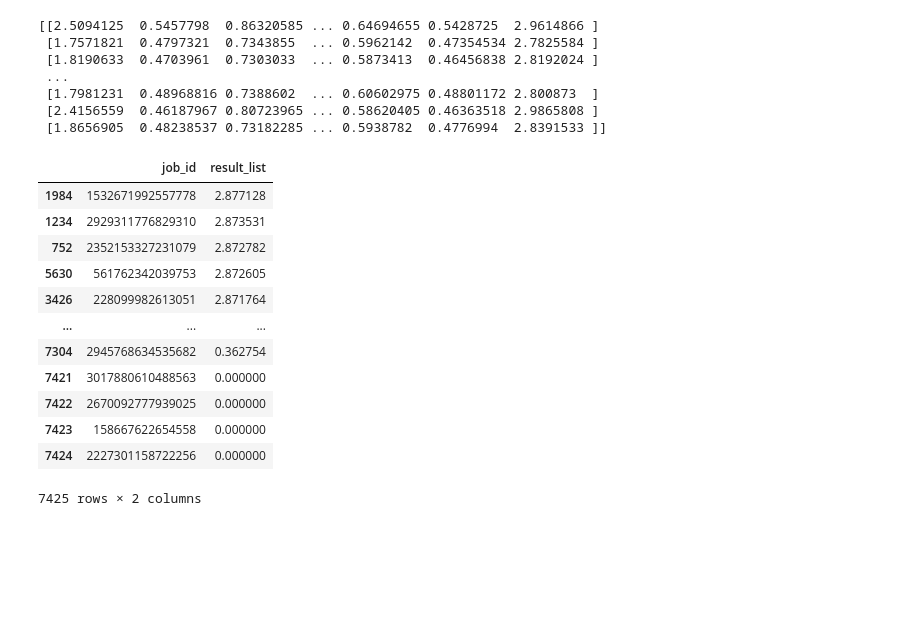
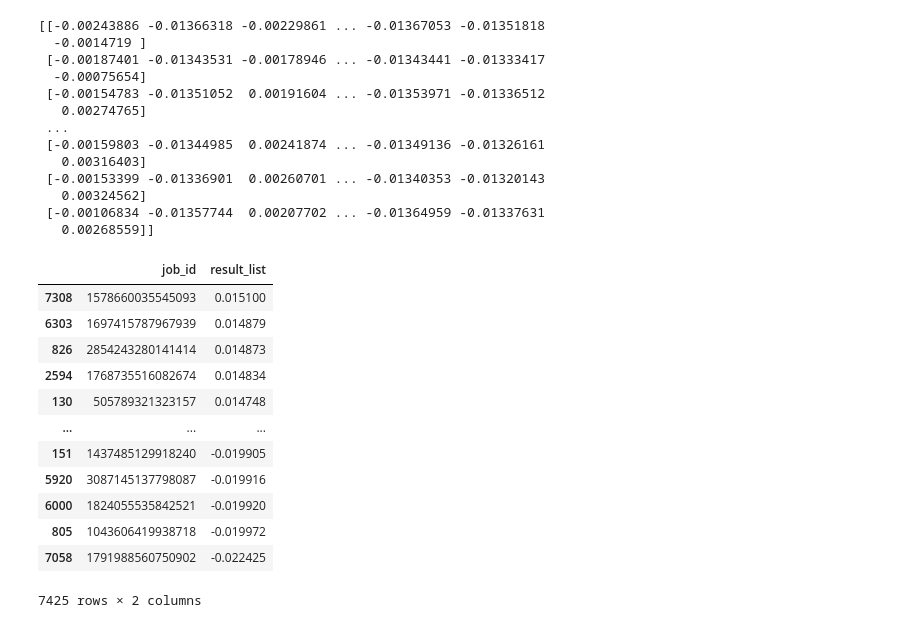
Before and after one commit to TianjunChi/IRS-PM-2024-09-10-GRP8-JobRecommendationSystem, a Jupyter notebook: Recommendation_System/New_User/new_user.ipynb, the cells around one changed output. Drawn from its saved outputs; the diff is of its cells as text; code cells hidden in the pictures; blank space fills up the shorter version.

```diff
--- a/Recommendation_System/New_User/new_user.ipynb
+++ b/Recommendation_System/New_User/new_user.ipynb
@@ -97,9 +117,9 @@ def jaccard_similarity_binary(vector1, vector2):
         return 0
     return intersection / union
 
-# Function to calculate Jaccard similarity for lists of strings
+# Function to calculate Jaccard similarity for lists of strings (case insensitive)
 def jaccard_similarity(list1, list2):
-    set1, set2 = set(list1), set(list2)
+    set1, set2 = set(map(str.lower, list1)), set(map(str.lower, list2))
     intersection = len(set1.intersection(set2))
     union = len(set1.union(set2))
     if union == 0:
@@ -119,7 +139,7 @@ other_users = df[:-1]
 # Similarity calculation for each feature
 
 # 1. Similarity for 'hobby' (boolean comparison)
-hobby_similarity = other_users['hobby'].apply(lambda x: 10 if x == new_user['hobby'] else 0)
+hobby_similarity = other_users['hobby'].apply(lambda x: 100 if x == new_user['hobby'] else 0)
 
 # 2. Similarity for one-hot encoded features (degree, major, projectExperience)
 onehot_similarity = []
@@ -127,17 +147,17 @@ for idx, other_user in other_users.iterrows():
     degree_sim = jaccard_similarity_binary(np.array(new_user['degree']), np.array(other_user['degree']))
     major_sim = jaccard_similarity_binary(np.array(new_user['major']), np.array(other_user['major']))
     project_sim = jaccard_similarity_binary(np.array(new_user['projectExperience']), np.array(other_user['projectExperience']))
-    onehot_similarity.append((degree_sim + major_sim + project_sim) / 0.3)
+    onehot_similarity.append((degree_sim + major_sim + project_sim) / 0.03)
 
 # 3. Similarity for lists of strings (desiredJob, skills)
 list_similarity = []
 for idx, other_user in other_users.iterrows():
     desiredJob_sim = jaccard_similarity(new_user['desiredJob'], other_user['desiredJob'])
     skills_sim = jaccard_similarity(new_user['skills'], other_user['skills'])
-    list_similarity.append((desiredJob_sim + skills_sim) / 0.2)
+    list_similarity.append((desiredJob_sim + skills_sim) / 0.02)
 
 # Combine similarities with equal weights
-total_similarities = hobby_similarity / 6 + np.array(onehot_similarity) / 2 + np.array(list_similarity) / 3
+total_similarities = hobby_similarity * 0.05 + np.array(onehot_similarity) * 0.35 + np.array(list_similarity) * 0.6
 
 # Create a DataFrame to display similarities
 similarities_df = pd.DataFrame({
@@ -174,51 +194,61 @@ similarities_df
 # %%
 data = np.load(r'E:\OneDrive - National University of Singapore\code\NUS-ISS\Project1\IRS-PM-2024-09-10-GRP8-JobRecommendationSystem\Recommendation_System\KGAT\trained_model\KGAT\ours\pretrain0\cf_scores.npy')
-data[data == -np.inf] = 0
+# Replace -inf values with 0
+data[data == -np.inf] = np.min(data[data != -np.inf])
+
+# Normalize each row
+data = data / np.linalg.norm(data, axis=1, keepdims=True)
 print(data)
 # %% [output]
-[[2.5094125  0.5457798  0.86320585 ... 0.64694655 0.5428725  2.9614866 ]
- [1.7571821  0.4797321  0.7343855  ... 0.5962142  0.47354534 2.7825584 ]
- [1.8190633  0.4703961  0.7303033  ... 0.5873413  0.46456838 2.8192024 ]
+[[-0.00243886 -0.01366318 -0.00229861 ... -0.01367053 -0.01351818
+  -0.0014719 ]
+ [-0.00187401 -0.01343531 -0.00178946 ... -0.01343441 -0.01333417
+  -0.00075654]
+ [-0.00154783 -0.01351052  0.00191604 ... -0.01353971 -0.01336512
+   0.00274765]
  ...
- [1.7981231  0.48968816 0.7388602  ... 0.60602975 0.48801172 2.800873  ]
- [2.4156559  0.46187967 0.80723965 ... 0.58620405 0.46363518 2.9865808 ]
- [1.8656905  0.48238537 0.73182285 ... 0.5938782  0.4776994  2.8391533 ]]
+ [-0.00159803 -0.01344985  0.00241874 ... -0.01349136 -0.01326161
+   0.00316403]
+ [-0.00153399 -0.01336901  0.00260701 ... -0.01340353 -0.01320143
+   0.00324562]
+ [-0.00106834 -0.01357744  0.00207702 ... -0.01364959 -0.01337631
+   0.00268559]]
 # %%
 # Ensure that similarities_df['TotalSimilarity_softmax'] is a numpy array
 similarity_scores = np.array(similarities_df['TotalSimilarity_softmax'].tolist())
 
 # Perform the dot product
 result = np.dot(similarity_scores, data)
 
 # Convert the result to a list
-result_list = result.tolist() + [0,0,0,0]
+result_list = result.tolist() + [0]
 
 item_list_path = r'E:\OneDrive - National University of Singapore\code\NUS-ISS\Project1\IRS-PM-2024-09-10-GRP8-JobRecommendationSystem\Recommendation_System\KGAT\datasets\ours\item_list.txt'
 
 with open(item_list_path, 'r') as f:
     item_list = f.readlines()
 
-data = [line.split() for line in item_list]
-df = pd.DataFrame(data)
+item = [line.split() for line in item_list]
+df = pd.DataFrame(item)
 df['result_list'] = result_list
 df.drop(columns=[0, 1], inplace=True)
 df.rename(columns={2: 'job_id'}, inplace=True)
 final_result = df.sort_values(by='result_list', ascending=False)
 
 final_result
 # %% [output]
 |  | job_id | result_list |
-| 1984 | 1532671992557778 | 2.877128 |
-| 1234 | 2929311776829310 | 2.873531 |
-| 752 | 2352153327231079 | 2.872782 |
-| 5630 | 561762342039753 | 2.872605 |
-| 3426 | 228099982613051 | 2.871764 |
+| 7308 | 1578660035545093 | 0.015100 |
+| 6303 | 1697415787967939 | 0.014879 |
+| 826 | 2854243280141414 | 0.014873 |
+| 2594 | 1768735516082674 | 0.014834 |
+| 130 | 505789321323157 | 0.014748 |
 | ... | ... | ... |
-| 7304 | 2945768634535682 | 0.362754 |
-| 7421 | 3017880610488563 | 0.000000 |
-| 7422 | 2670092777939025 | 0.000000 |
-| 7423 | 158667622654558 | 0.000000 |
-| 7424 | 2227301158722256 | 0.000000 |
+| 151 | 1437485129918240 | -0.019905 |
+| 5920 | 3087145137798087 | -0.019916 |
+| 6000 | 1824055535842521 | -0.019920 |
+| 805 | 1043606419938718 | -0.019972 |
+| 7058 | 1791988560750902 | -0.022425 |
 7425 rows × 2 columns
 # %%
 job_sg_path = r'E:\OneDrive - National University of Singapore\code\NUS-ISS\Project1\IRS-PM-2024-09-10-GRP8-JobRecommendationSystem\Recommendation_System\New_User\job_clean.csv'
```
Also changed, not shown: parts of 8 cells of this notebook, 7 other files.
